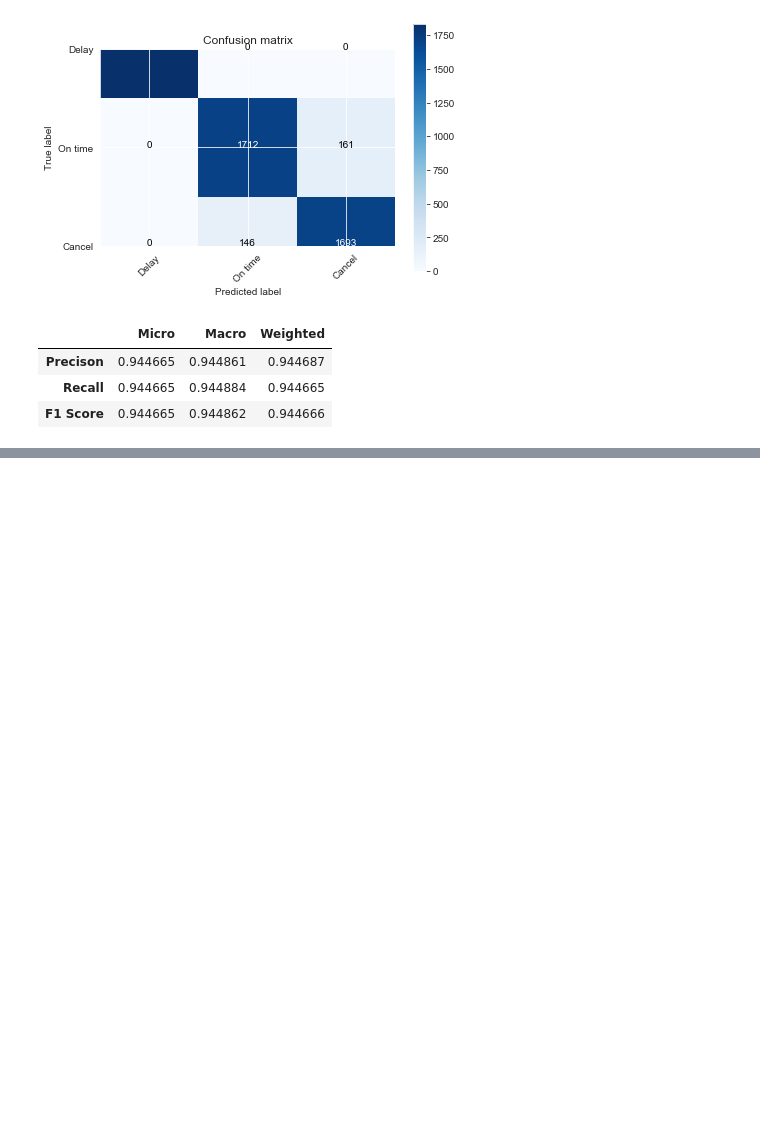
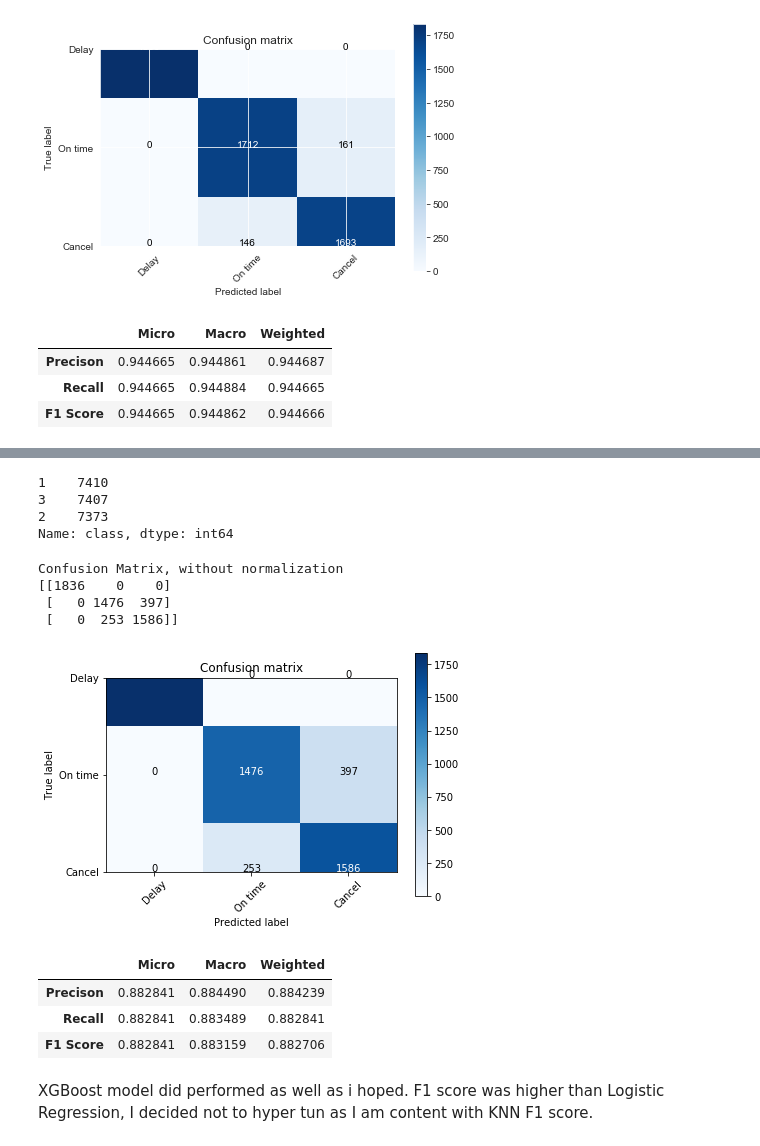
Before and after one commit to emilia329/Fly-High, a Jupyter notebook: JFKModel.ipynb, the cells around one changed output, grey strips where cells are left out. Drawn from its saved outputs; the diff is of its cells as text; code cells hidden in the pictures; blank space fills up the shorter version.

```diff
--- a/JFKModel.ipynb
+++ b/JFKModel.ipynb
@@ -323,0 +403,3 @@ After tuning the model, it does improve to an F1 Score of .94 which is better th
+# %%
+xgb = XGBClassifier(n_jobs = 3)
+xgb.fit(X_train,y_train)
@@ -323,0 +414,32 @@ After tuning the model, it does improve to an F1 Score of .94 which is better th
+# %%
+prediction = xgb.predict(X_test)
+# %%
+y_train.value_counts()
+# %% [output]
+1    7410
+3    7407
+2    7373
+Name: class, dtype: int64
+# %%
+cm2 = confusion_matrix(y_test,prediction)
+classes = ['Delay', 'On time','Cancel']
+# %%
+plot_confusion_matrix(cm2, classes,
+                          normalize=False,
+                          title='Confusion matrix',
+                          cmap=plt.cm.Blues)
+# %% [output]
+Confusion Matrix, without normalization
+[[1836    0    0]
+ [   0 1476  397]
+ [   0  253 1586]]
+[figure, added]
+# %%
+datatable(y_test,prediction)
+# %% [output]
+|  | Micro | Macro | Weighted |
+| Precison | 0.882841 | 0.884490 | 0.884239 |
+| Recall | 0.882841 | 0.883489 | 0.882841 |
+| F1 Score | 0.882841 | 0.883159 | 0.882706 |
+# %% [markdown]
+XGBoost model did performed as well as i hoped. F1 score was higher than Logistic Regression, I decided not to hyper tun as I am content with KNN F1 score.
```
Also changed, not shown: parts of 22 cells of this notebook.
